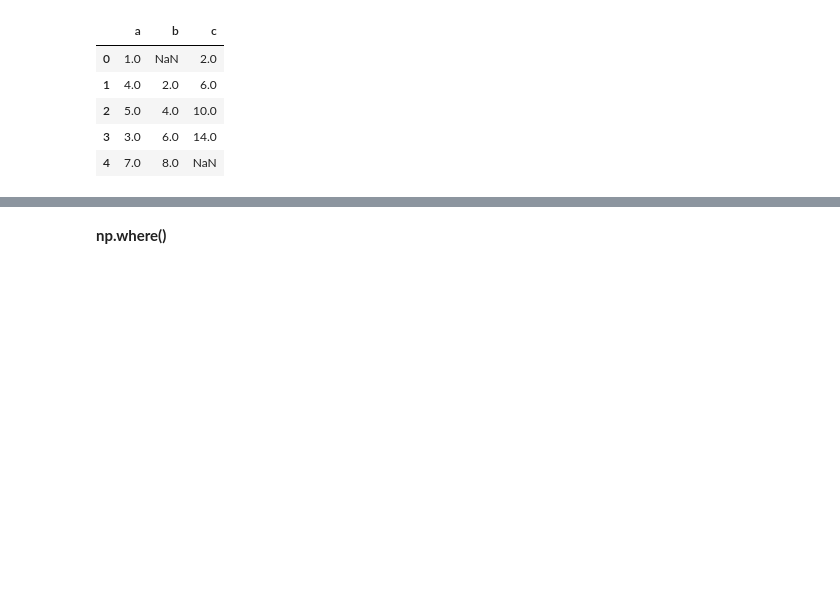
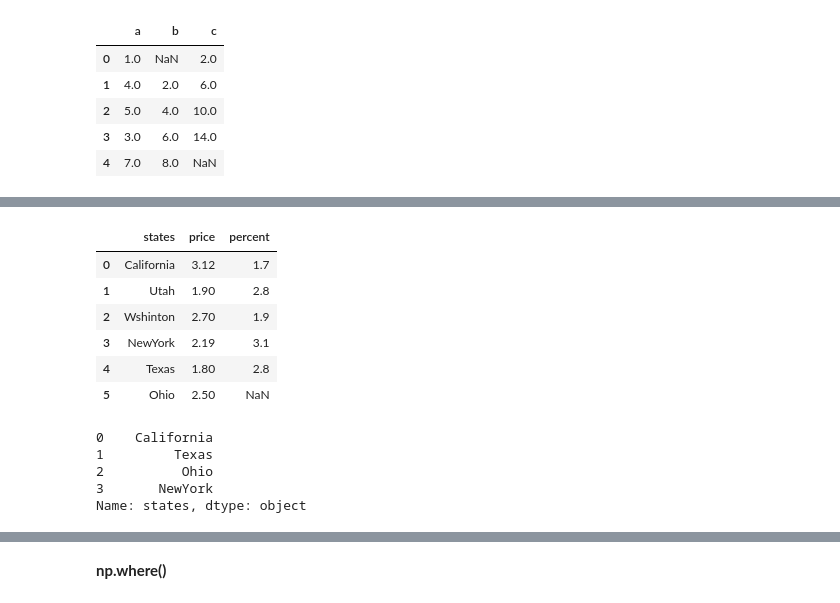
Before and after one commit to JacobWongUED/DataScience-100-Days, a Jupyter notebook: 01_利用Python进行数据分析/02_数据清洗.ipynb, the cells around one changed output, grey strips where cells are left out. Saved outputs shown, nothing was run; the diff lists cells and outputs as text; code cells hidden in the pictures; blank space fills up the shorter version.

```diff
--- a/01_利用Python进行数据分析/02_数据清洗.ipynb
+++ b/01_利用Python进行数据分析/02_数据清洗.ipynb
@@ -911,3 +915,10 @@ df1.combine_first(df2)
 | 2 | 5.0 | 4.0 | 10.0 |
 | 3 | 3.0 | 6.0 | 14.0 |
 | 4 | 7.0 | 8.0 | NaN |
+# %%
+df3 = DataFrame(data={"states": ["California", "Texas", "Ohio", "NewYork"],
+                     "price": [3.12, NAN, NAN, 2.19],
+                     "percent": [1.7, 2.8, NAN, 3.1]})
+df4 = DataFrame(data={"states": ["California", "Utah", "Wshinton", "NewYork", "Texas", "Ohio"],
+                     "price": [3.12, 1.9, 2.7, 2.19, 1.8, 2.5],
+                     "percent": [1.7, 2.8, 1.9, 3.1, 2.8, NAN]})
@@ -913,0 +933,18 @@ df1.combine_first(df2)
+# %%
+df4
+# %% [output]
+|  | states | price | percent |
+| 0 | California | 3.12 | 1.7 |
+| 1 | Utah | 1.90 | 2.8 |
+| 2 | Wshinton | 2.70 | 1.9 |
+| 3 | NewYork | 2.19 | 3.1 |
+| 4 | Texas | 1.80 | 2.8 |
+| 5 | Ohio | 2.50 | NaN |
+# %%
+df3["states"]
+# %% [output]
+0    California
+1         Texas
+2          Ohio
+3       NewYork
+Name: states, dtype: object
```
Also changed, not shown: parts of 6 cells of this notebook.
